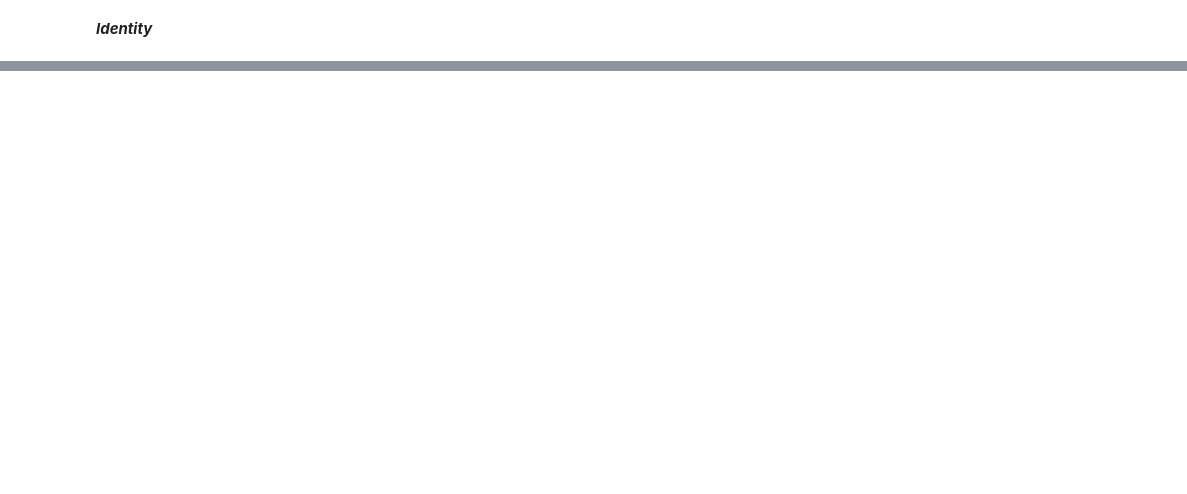
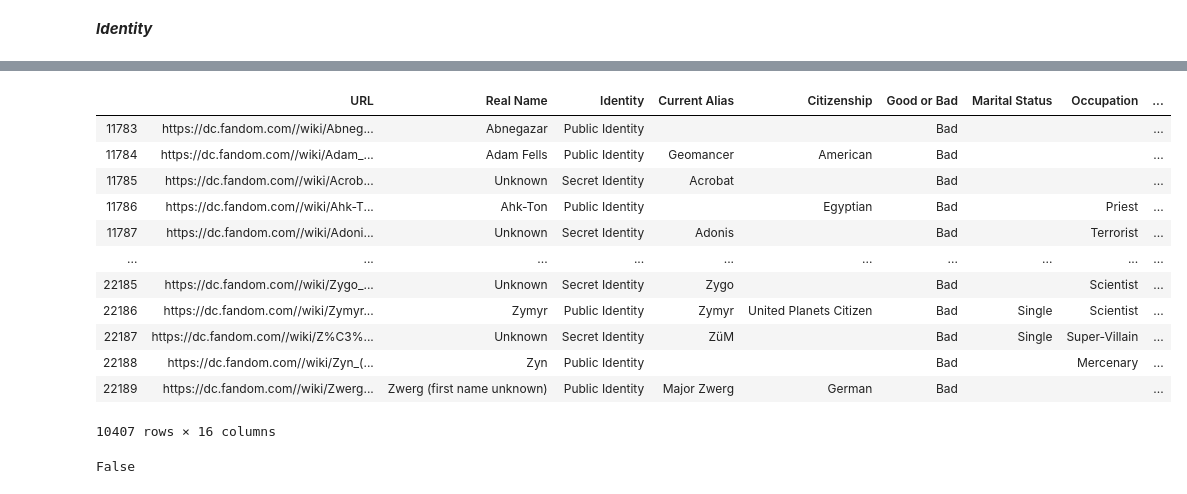
Before and after one commit to marvelous-comics/project_ADAELE, a Jupyter notebook: Marvellous Comics Notebook-Pilou.ipynb, the cells around one changed output, grey strips where cells are left out. Cells and saved outputs as stored; diff of their text form; code cells hidden in the pictures; blank space fills up the shorter version.

```diff
--- a/Marvellous Comics Notebook-Pilou.ipynb
+++ b/Marvellous Comics Notebook-Pilou.ipynb
@@ -625,0 +666,3 @@ dc_pers_df['Real Name'].value_counts()
+# %%
+dc_pers_df['wiki_dc_pers'] = dc_pers_df['URL'].str.split('//', expand=True)[2]
+dc_pers_df.head()
@@ -625,0 +676,20 @@ dc_pers_df['Real Name'].value_counts()
+# %%
+dc_pers_df.loc[dc_pers_df['Good or Bad']=='Bad']
+# %% [output]
+|  | URL | Real Name | Identity | Current Alias | Citizenship | Good or Bad | Marital Status | Occupation | ... |
+| 11783 | https://dc.fandom.com//wiki/Abneg... | Abnegazar | Public Identity |  |  | Bad |  |  | ... |
+| 11784 | https://dc.fandom.com//wiki/Adam_... | Adam Fells | Public Identity | Geomancer | American | Bad |  |  | ... |
+| 11785 | https://dc.fandom.com//wiki/Acrob... | Unknown | Secret Identity | Acrobat |  | Bad |  |  | ... |
+| 11786 | https://dc.fandom.com//wiki/Ahk-T... | Ahk-Ton | Public Identity |  | Egyptian | Bad |  | Priest | ... |
+| 11787 | https://dc.fandom.com//wiki/Adoni... | Unknown | Secret Identity | Adonis |  | Bad |  | Terrorist | ... |
+| ... | ... | ... | ... | ... | ... | ... | ... | ... | ... |
+| 22185 | https://dc.fandom.com//wiki/Zygo_... | Unknown | Secret Identity | Zygo |  | Bad |  | Scientist | ... |
+| 22186 | https://dc.fandom.com//wiki/Zymyr... | Zymyr | Public Identity | Zymyr | United Planets Citizen | Bad | Single | Scientist | ... |
+| 22187 | https://dc.fandom.com//wiki/Z%C3%... | Unknown | Secret Identity | ZüM |  | Bad | Single | Super-Villain | ... |
+| 22188 | https://dc.fandom.com//wiki/Zyn_(... | Zyn | Public Identity |  |  | Bad |  | Mercenary | ... |
+| 22189 | https://dc.fandom.com//wiki/Zwerg... | Zwerg (first name unknown) | Public Identity | Major Zwerg | German | Bad |  |  | ... |
+10407 rows × 16 columns
+# %%
+dc_pers_df['wiki_dc_pers'].is_unique
+# %% [output]
+False
```
Also changed, not shown: parts of 25 cells of this notebook.
